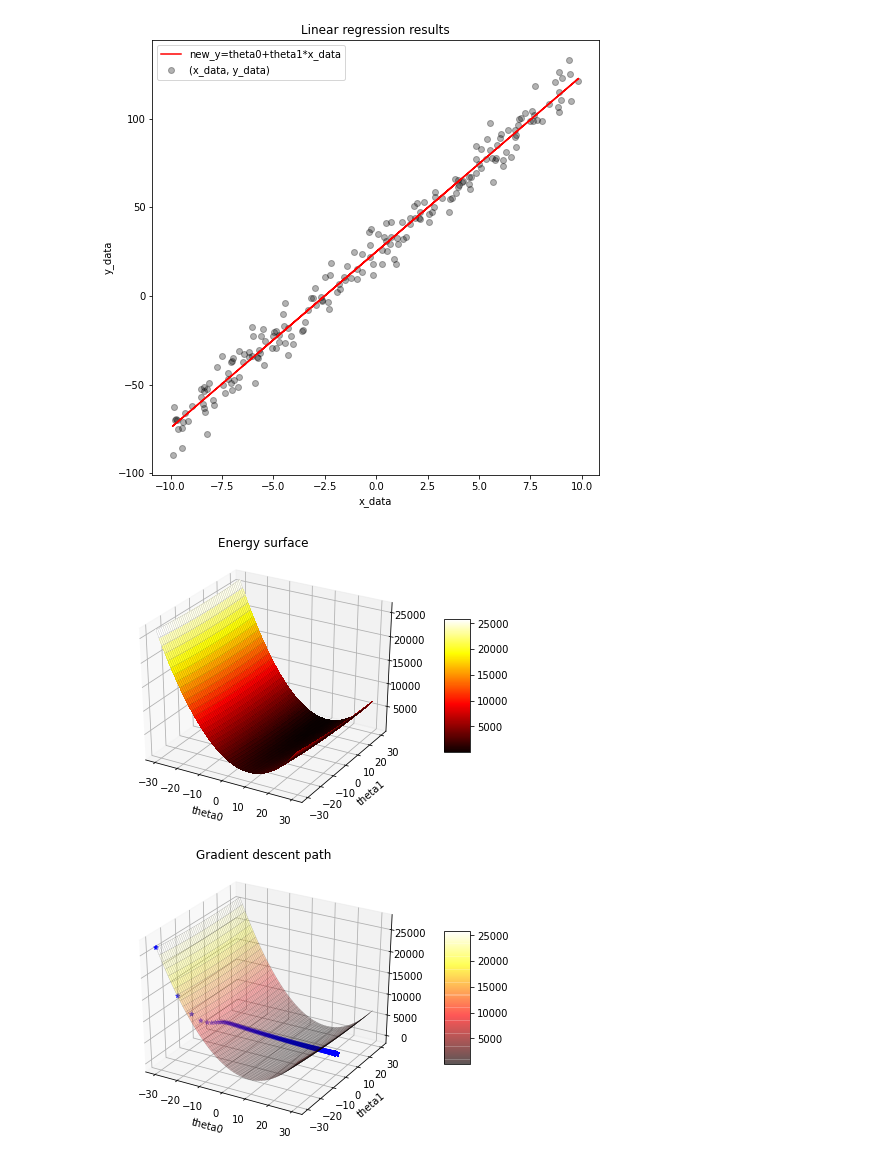
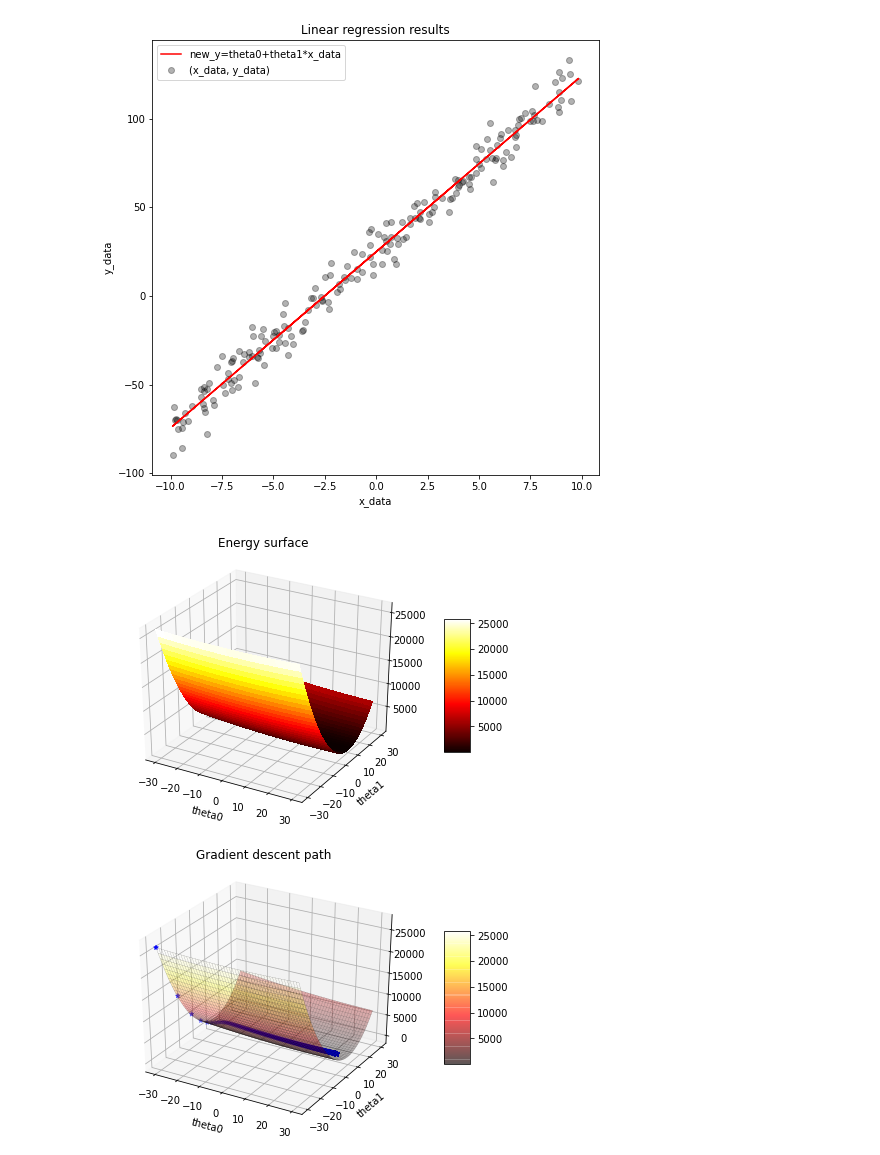
Before and after one commit to SuhyeonHa/MatrixComputation, a Jupyter notebook: Assignment03.ipynb, the cells around one changed output. Drawn from its saved outputs; the diff is of its cells as text; code cells hidden in the pictures.

Commit message:
Add an arrange function for float type and plot a transpose of Z instead

```diff
--- a/Assignment03.ipynb
+++ b/Assignment03.ipynb
@@ -167,10 +170,33 @@ plt.legend(['new_y=theta0+theta1*x_data', '(x_data, y_data)'])
 plt.show()
 # %% [output]
 [figure]
+# %%
+def frange(start, stop=None, step=None): # np.arrange doens't work with float numbers
+    # if stop and step argument is None set start=0.0 and step = 1.0
+    start = float(start)
+    if stop == None:
+        stop = start + 0.0
+        start = 0.0
+    if step == None:
+        step = 1.0
+
+    # print("start= ", start, "stop= ", stop, "step= ", step)
+
+    result = []
+    count = 0
+    while True:
+        temp = float(start + count * step)
+        if step > 0 and temp >= stop:
+            break
+        elif step < 0 and temp <= stop:
+            break
+        result.append(temp)
+        count += 1
+    return result
 # %%
-set_theta0 = np.arange(-30, 30, 0.1)
-set_theta1 = np.arange(-30, 30, 0.1)
-set_theta0_len = len(set_theta0)
+set_theta0 = frange(-30.0, 30.0, 0.1)
+set_theta1 = frange(-30.0, 30.0, 0.1)
+set_theta0_len = len(set_theta0) #600
 set_theta1_len = len(set_theta1)
 value_list = []
 
@@ -180,28 +206,31 @@ for i in range(set_theta0_len):
     th1 = set_theta1[j]
     value = ObjFnc(x_data, y_data, th0, th1, m)
     value_list.append(value)
-    # print(f'i: {i}' f'j: {j}' f'th0: {th0}' f'th0: {th1}' f'value: {value}')
+    # if(i==500):
+    #   print(f'i: {i}' f'j: {j}' f'th0: {th0}' f'th1: {th1}' f'value: {value}')
 
+# print(f'set_theta0: {set_theta0}')
+# print(f'set_theta1: {set_theta1}')
 # print(f'i: {len(set_theta0)}' f'j: {len(set_theta1)}' f'value: {len(value_list)}')
-Z = np.reshape(value_list, (set_theta0_len, set_theta1_len))
+Z = np.reshape(value_list, (set_theta0_len, set_theta1_len)).T
 # %%
 import matplotlib.pyplot as plt
 from mpl_toolkits.mplot3d import Axes3D
 import numpy as np
 
 fig = plt.figure()
 ax = fig.gca(projection='3d')
 X, Y = np.meshgrid(set_theta0, set_theta1)
 surf = ax.plot_surface(X, Y, Z, cmap='hot', linewidth=0, antialiased=False)
-wire = ax.plot_wireframe(X, Y, Z, color='k', linewidth=0.1)
+#wire = ax.plot_wireframe(X, Y, Z, color='k', linewidth=0.1)
 fig.colorbar(surf, shrink=0.5, aspect=5)
 fig.tight_layout()
 plt.xlabel('theta0')
 plt.ylabel('theta1')
 plt.title('Energy surface')
 plt.show()
 # %% [output]
-[figure, old version]
+[figure, new version]
 # %%
 fig1 = plt.figure()
 ax1 = fig1.gca(projection='3d')
@@ -215,4 +244,4 @@ plt.ylabel('theta1')
 plt.title('Gradient descent path')
 plt.show()
 # %% [output]
-[figure, old version]
+[figure, new version]
```
Also changed, not shown: parts of 1 cell of this notebook.
